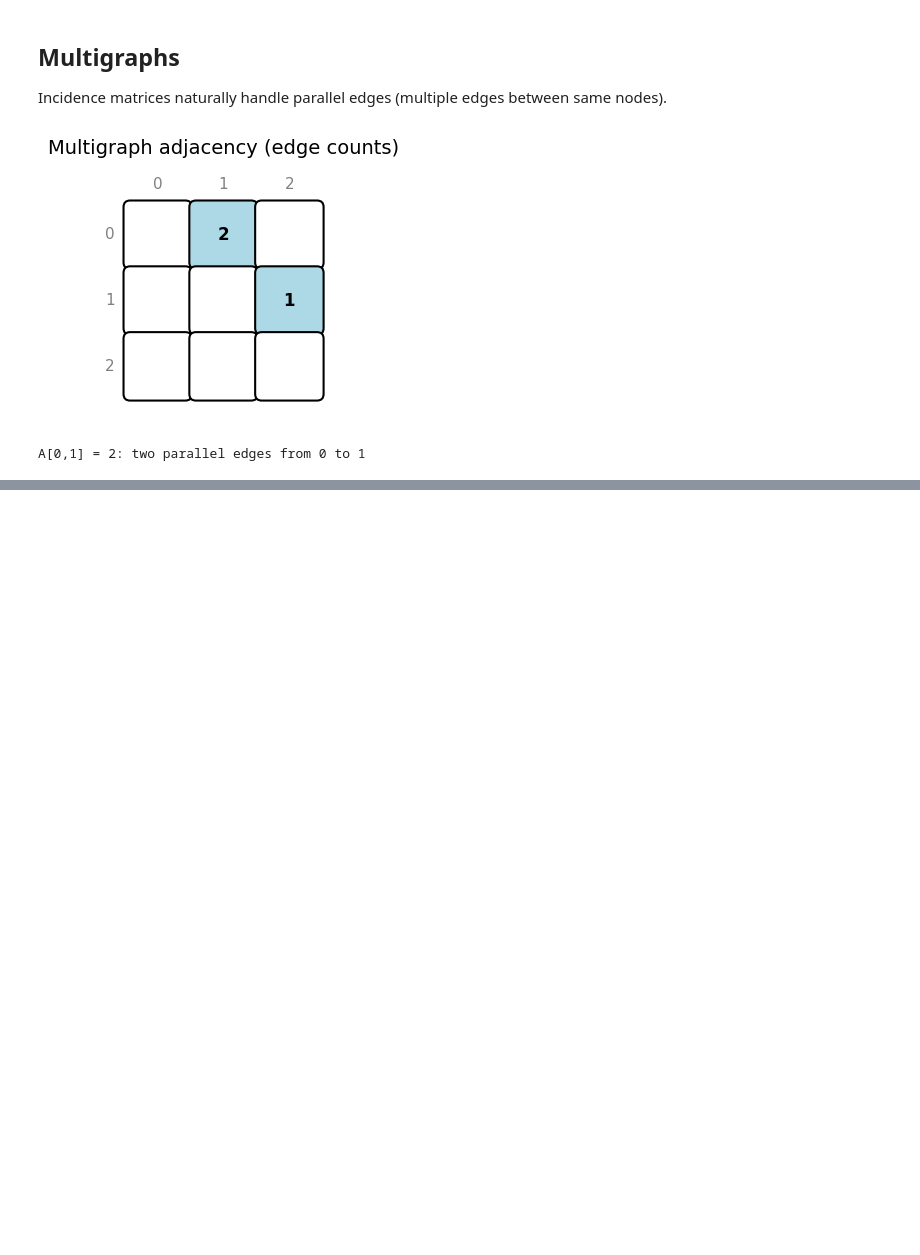
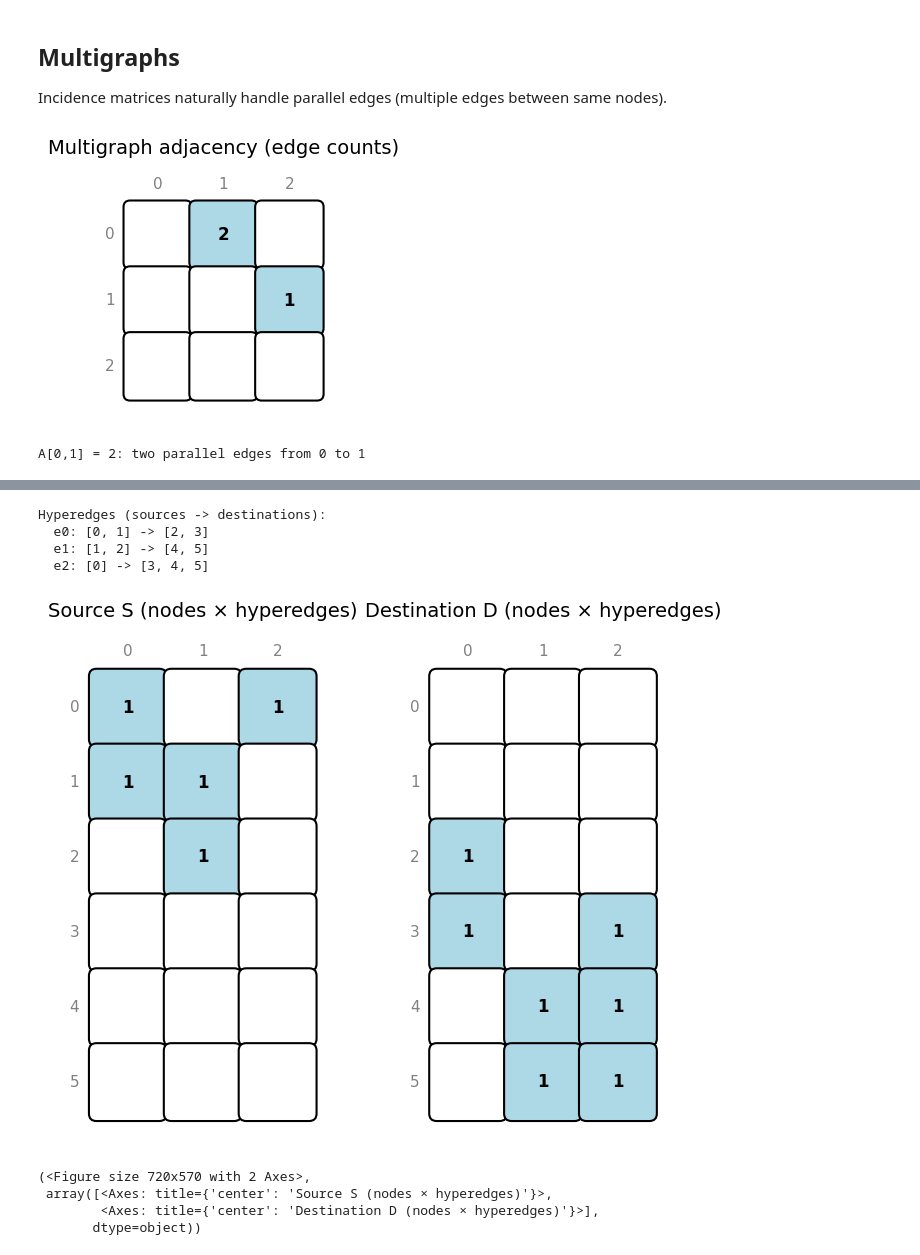
Before and after one commit to GraphBLAS/IllustratedGraphBLAS, a Jupyter notebook: notebooks/05_incidence_matrices.ipynb, the cells around one changed output, grey strips where cells are left out. Saved outputs shown, nothing was run; the diff lists cells and outputs as text; code cells hidden in the pictures; blank space fills up the shorter version.

```diff
--- a/notebooks/05_incidence_matrices.ipynb
+++ b/notebooks/05_incidence_matrices.ipynb
@@ -108,0 +111,56 @@ A[0,1] = 2: two parallel edges from 0 to 1
+# %%
+# Hypergraph example: 6 nodes, 3 hyperedges
+# Each hyperedge connects a set of sources to a set of destinations
+#
+# Hyperedge 0: sources {0, 1} -> destinations {2, 3}
+# Hyperedge 1: sources {1, 2} -> destinations {4, 5}
+# Hyperedge 2: sources {0} -> destinations {3, 4, 5}
+
+hyperedge_sources = [{0, 1}, {1, 2}, {0}]
+hyperedge_dests = [{2, 3}, {4, 5}, {3, 4, 5}]
+n_nodes = 6
+n_hyperedges = len(hyperedge_sources)
+
+print("Hyperedges (sources -> destinations):")
+for i, (src, dst) in enumerate(zip(hyperedge_sources, hyperedge_dests)):
+    print(f"  e{i}: {sorted(src)} -> {sorted(dst)}")
+# %% [output]
+Hyperedges (sources -> destinations):
+  e0: [0, 1] -> [2, 3]
+  e1: [1, 2] -> [4, 5]
+  e2: [0] -> [3, 4, 5]
+# %%
+# Build source incidence matrix S[node, hyperedge]
+S_rows, S_cols = [], []
+for he_idx, sources in enumerate(hyperedge_sources):
+    for node in sources:
+        S_rows.append(node)
+        S_cols.append(he_idx)
+
+S_hyper = Matrix.from_coo(
+    S_rows, S_cols,
+    [1] * len(S_rows), nrows=n_nodes, ncols=n_hyperedges, dtype=int
+)
+
+# Build destination incidence matrix D[node, hyperedge]
+D_rows, D_cols = [], []
+for he_idx, dests in enumerate(hyperedge_dests):
+    for node in dests:
+        D_rows.append(node)
+        D_cols.append(he_idx)
+
+D_hyper = Matrix.from_coo(
+    D_rows, D_cols,
+    [1] * len(D_rows), nrows=n_nodes, ncols=n_hyperedges, dtype=int
+)
+
+draw_matrices_side_by_side(
+    [S_hyper, D_hyper],
+    ["Source S (nodes × hyperedges)", "Destination D (nodes × hyperedges)"]
+)
+# %% [output]
+[figure, added]
+(<Figure size 720x570 with 2 Axes>,
+ array([<Axes: title={'center': 'Source S (nodes × hyperedges)'}>,
+        <Axes: title={'center': 'Destination D (nodes × hyperedges)'}>],
+       dtype=object))
```
Also changed, not shown: parts of 6 cells of this notebook, 19 other files.
